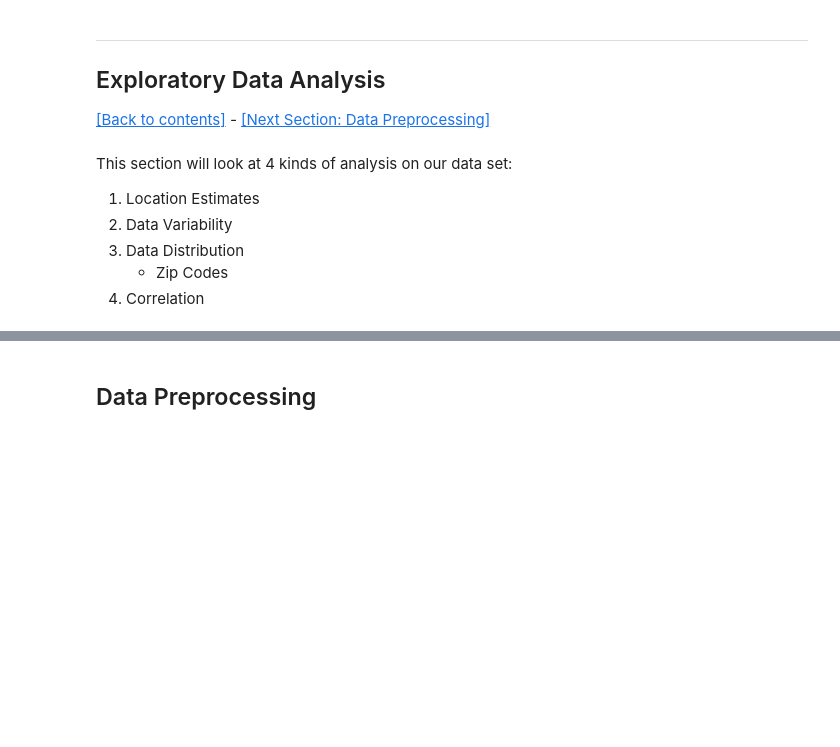
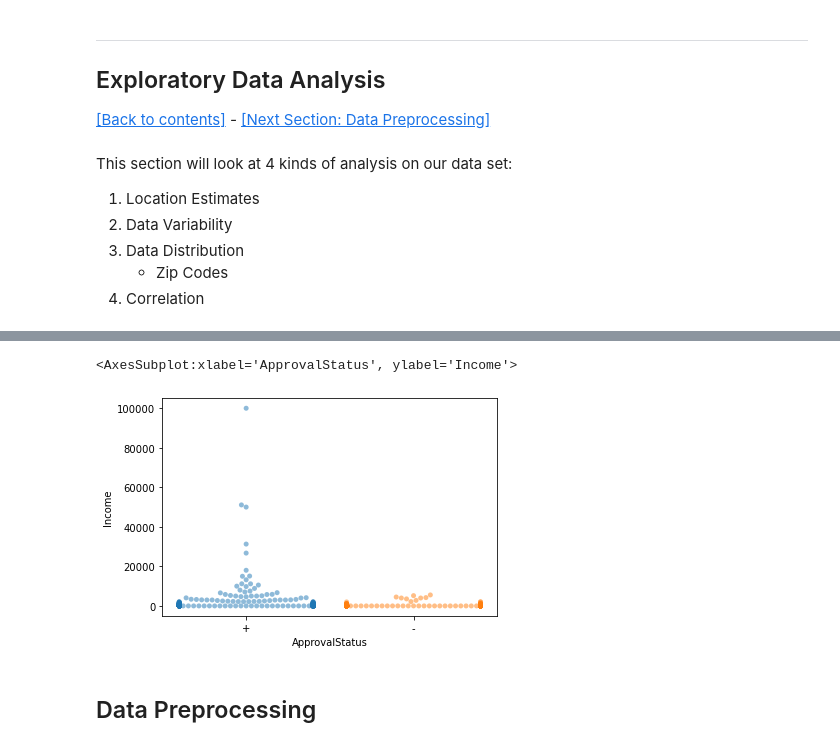
Before and after one commit to nvbergen/DC_project_CC_apps, a Jupyter notebook: Code/Credit approval Project.ipynb, the cells around one changed output, grey strips where cells are left out. Drawn from its saved outputs; the diff is of its cells as text; code cells hidden in the pictures; blank space fills up the shorter version.

```diff
--- a/Code/Credit approval Project.ipynb
+++ b/Code/Credit approval Project.ipynb
@@ -617,3 +803,8 @@ This section will look at 4 kinds of analysis on our data set:
+# %%
+sns.swarmplot(x= 'ApprovalStatus', y = 'Income', data = apps, alpha = .5)
+# %% [output]
+<AxesSubplot:xlabel='ApprovalStatus', ylabel='Income'>
+[figure, added]
 # %% [markdown]
 ## Data Preprocessing
 # %%
```
Also changed, not shown: parts of 46 cells of this notebook.
